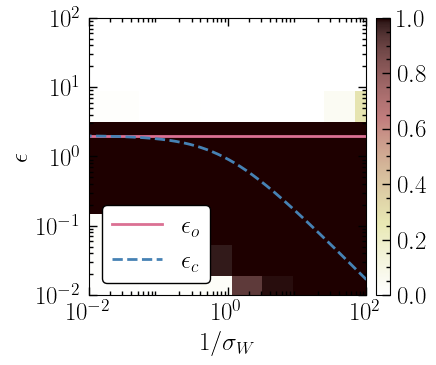
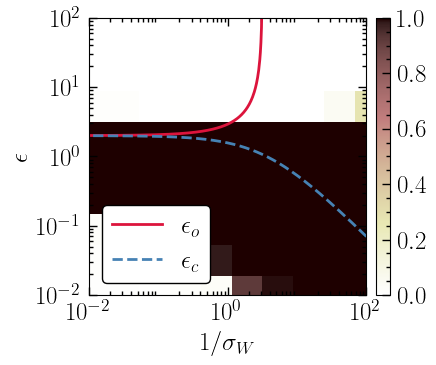
Unified diff of the notebook cell whose output changed from the first chart to the second:
--- before
+++ after
@@ -20,9 +20,7 @@
                     shading='auto')
 
-mu2_valid = np.abs(mu2_list)
-# cut = 37
-cut=0
-axs.plot(1./sig_list[cut:], 1./mu2_valid[cut:], 
-         color='palevioletred', marker='', ls='-', lw=2, 
+mu2_valid = np.where(mu2_list>0, mu2_list, np.nan)
+axs.plot(1./sig_list, 1./mu2_valid, 
+         color='crimson', marker='', ls='-', lw=2, 
          label=r"$\epsilon_o$")
 

Commit: Jupyter notebooks to generate figures in the paper. Need data.tar.gz to placed in the ./data/ directory. data.tar.gz is not uploaded hear but will be published on Zenodo.